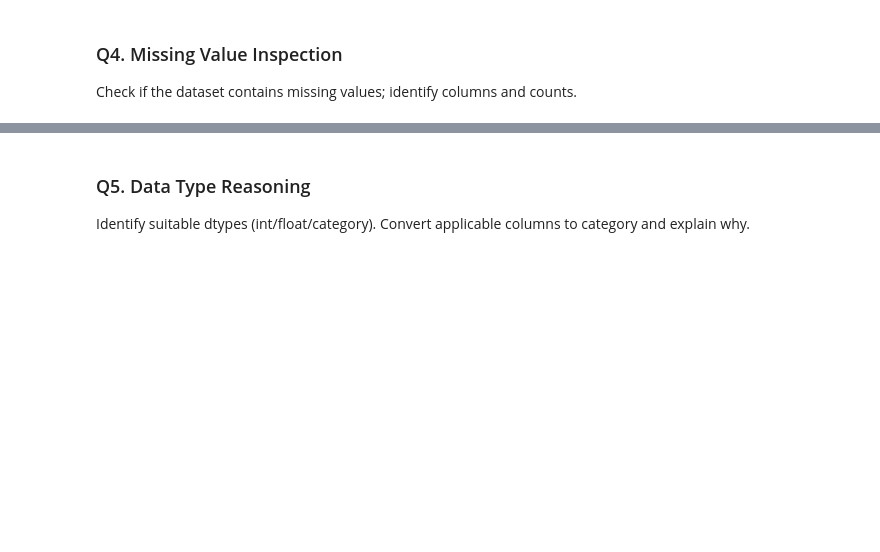
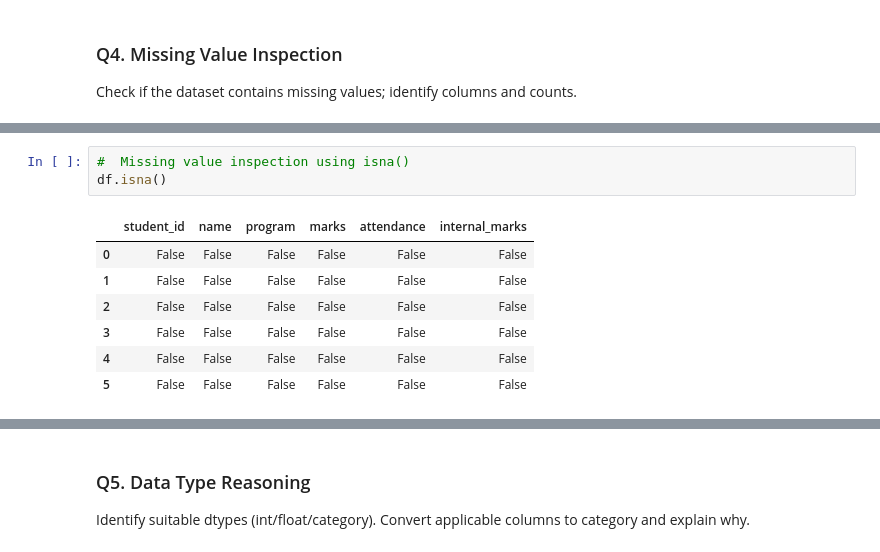
Before and after one commit to Sru-j/daily_lab_activities, a Jupyter notebook: pandas_dataframe_S.ipynb, the cells around one changed output, grey strips where cells are left out. Drawn from its saved outputs; the diff is of its cells as text; blank space fills up the shorter version.

```diff
--- a/pandas_dataframe_S.ipynb
+++ b/pandas_dataframe_S.ipynb
@@ -259,0 +277,11 @@ Check if the dataset contains missing values; identify columns and counts.
+# %%
+#  Missing value inspection using isna()
+df.isna()
+# %% [output]
+|  | student_id | name | program | marks | attendance | internal_marks |
+| 0 | False | False | False | False | False | False |
+| 1 | False | False | False | False | False | False |
+| 2 | False | False | False | False | False | False |
+| 3 | False | False | False | False | False | False |
+| 4 | False | False | False | False | False | False |
+| 5 | False | False | False | False | False | False |
```
Also changed, not shown: parts of 3 cells of this notebook.
